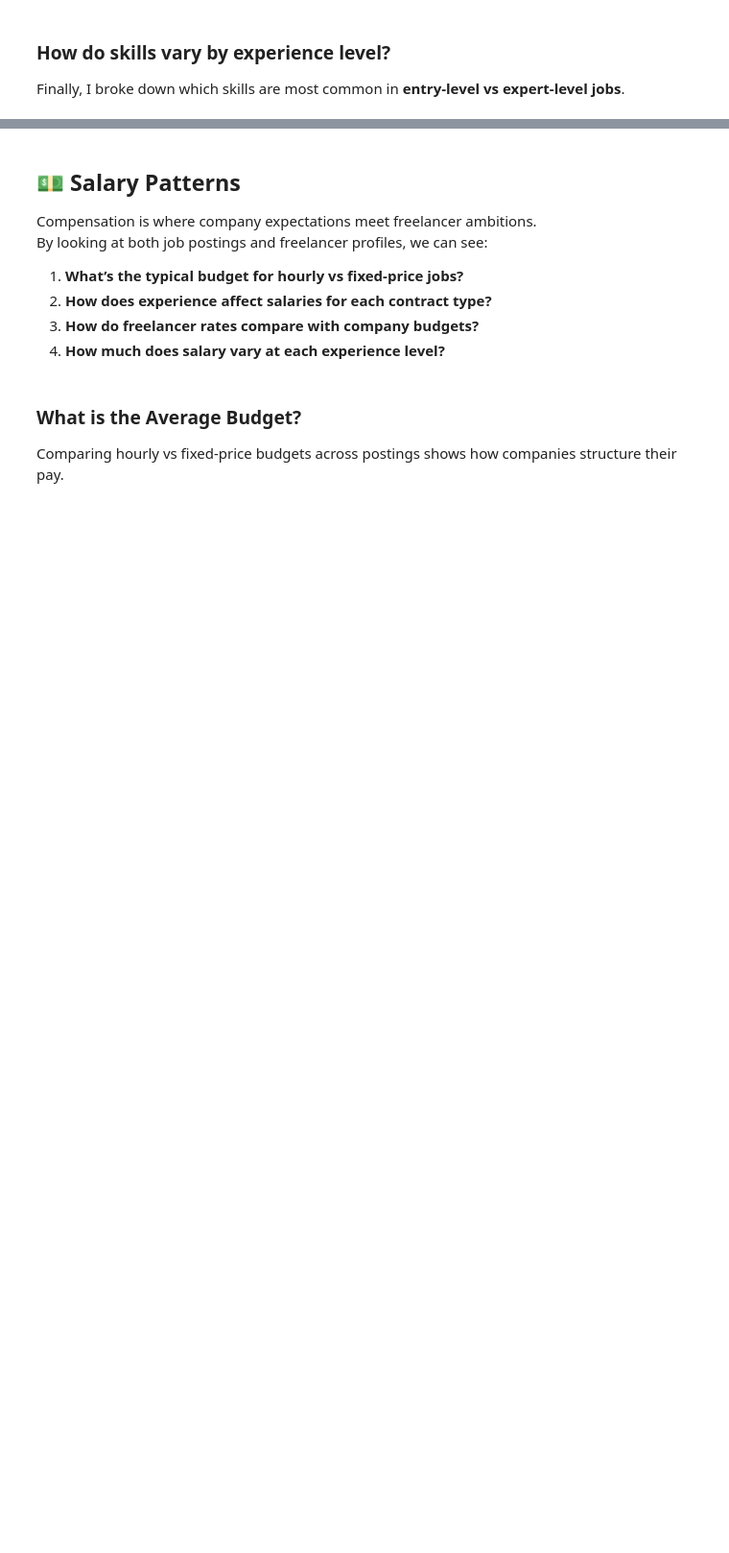
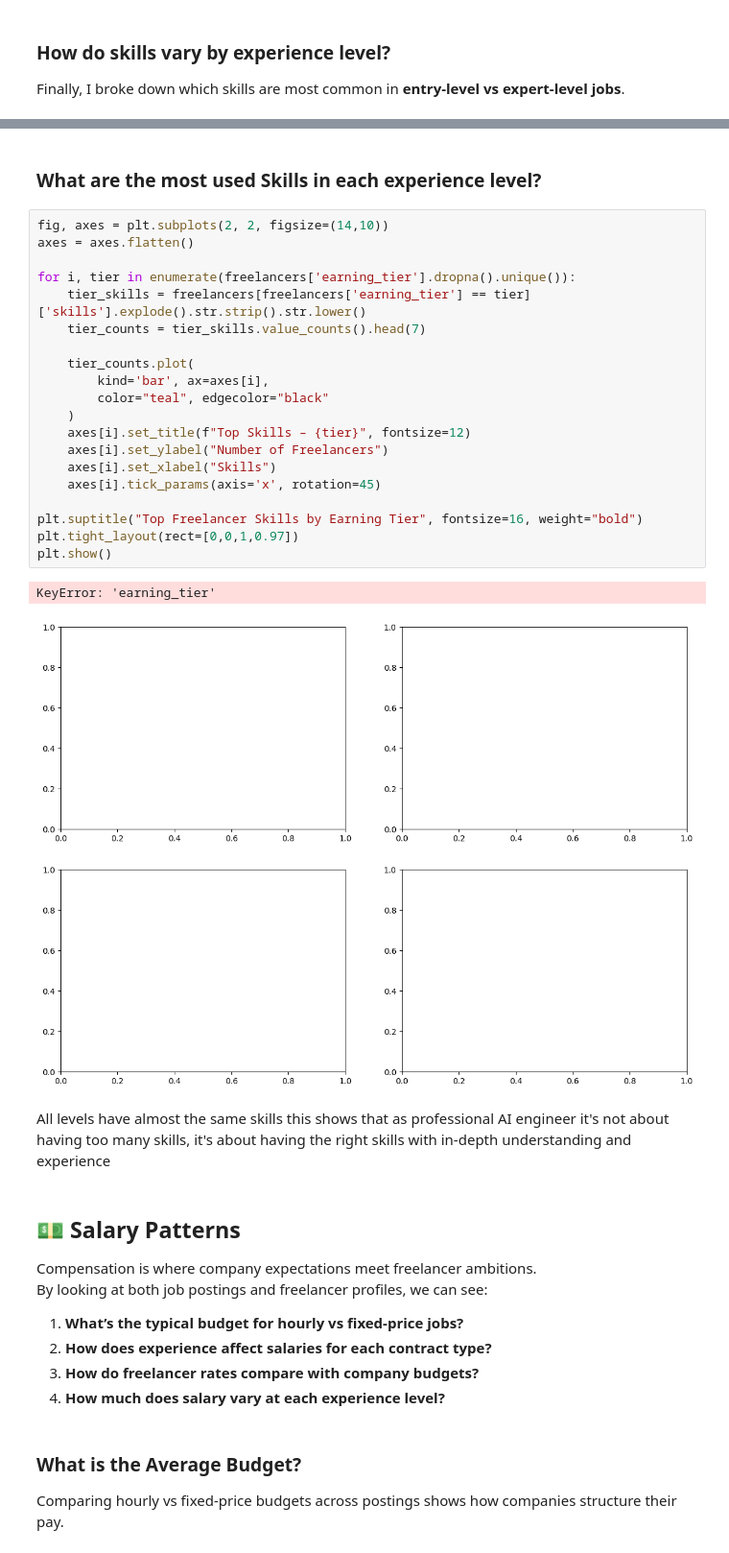
Before and after one commit to yahianassar2005/EDA-AI-Salaries-Market, a Jupyter notebook: Freelancing Data Visualization 3.ipynb, the cells around one changed output, grey strips where cells are left out. Shown: that part at 96% size. Drawn from its saved outputs; the diff is of its cells as text; blank space fills up the shorter version.

```diff
--- a/Freelancing Data Visualization 3.ipynb
+++ b/Freelancing Data Visualization 3.ipynb
@@ -553,3 +553,30 @@ plt.show()
+# %% [markdown]
+### What are the most used Skills in each experience level?
+# %%
+fig, axes = plt.subplots(2, 2, figsize=(14,10))
+axes = axes.flatten()
+
+for i, tier in enumerate(freelancers['earning_tier'].dropna().unique()):
+    tier_skills = freelancers[freelancers['earning_tier'] == tier]['skills'].explode().str.strip().str.lower()
+    tier_counts = tier_skills.value_counts().head(7)
+
+    tier_counts.plot(
+        kind='bar', ax=axes[i],
+        color="teal", edgecolor="black"
+    )
+    axes[i].set_title(f"Top Skills – {tier}", fontsize=12)
+    axes[i].set_ylabel("Number of Freelancers")
+    axes[i].set_xlabel("Skills")
+    axes[i].tick_params(axis='x', rotation=45)
+
+plt.suptitle("Top Freelancer Skills by Earning Tier", fontsize=16, weight="bold")
+plt.tight_layout(rect=[0,0,1,0.97])
+plt.show()
+# %% [output]
+KeyError: 'earning_tier'
+[figure, added]
+# %% [markdown]
+All levels have almost the same skills this shows that as professional AI engineer it's not about having too many skills, it's about having the right skills with in-depth understanding and experience
 # %% [markdown]
 ## 💵 Salary Patterns
 
```
Also changed, not shown: parts of 56 cells of this notebook.
